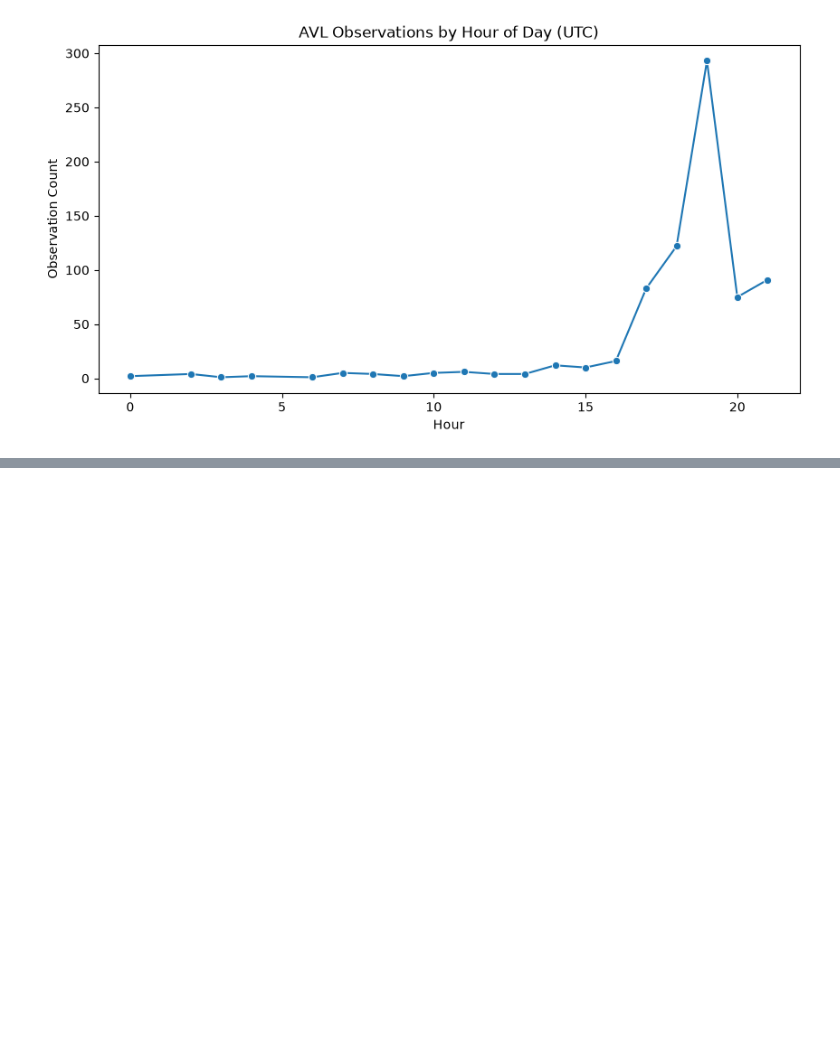
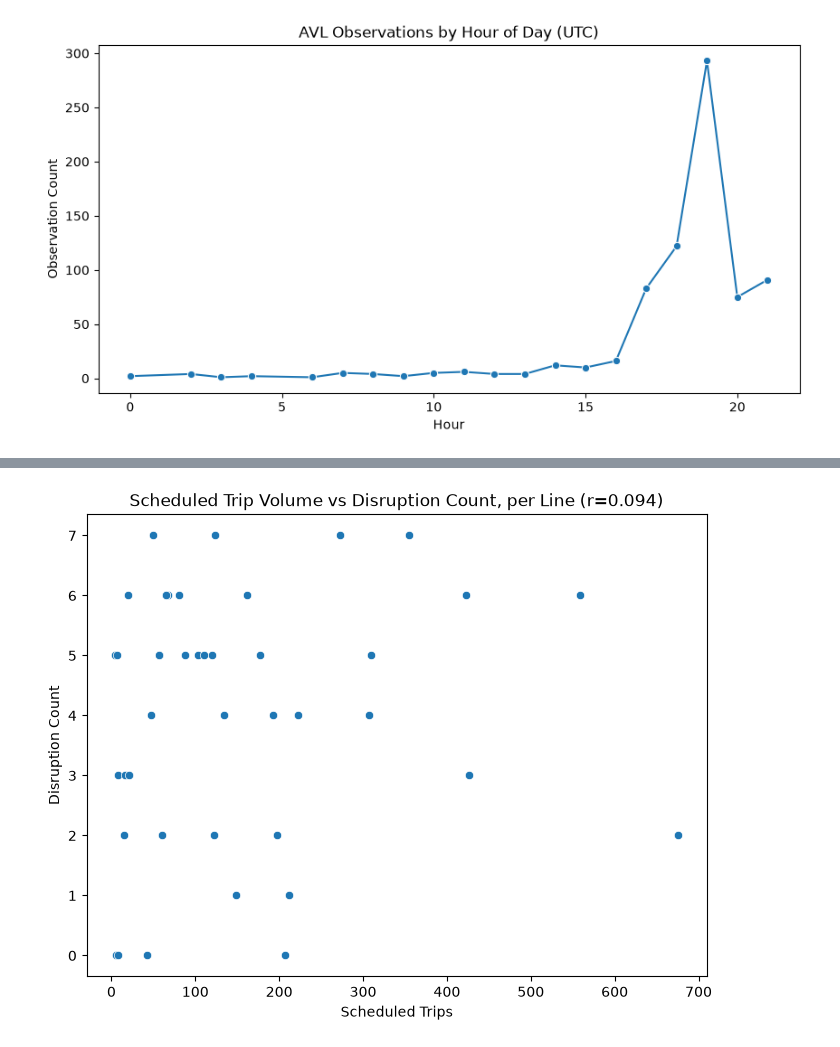
Before and after one commit to nrishshrestha/BigDataProgrammingSem4, a Jupyter notebook: EDA.ipynb, the cells around one changed output, grey strips where cells are left out. Saved outputs shown, nothing was run; the diff lists cells and outputs as text; code cells hidden in the pictures; blank space fills up the shorter version.

```diff
--- a/EDA.ipynb
+++ b/EDA.ipynb
@@ -290,10 +290,12 @@ plt.show()
 # %%
-Trip Volume vs Disruption Count Scatter Plot
+#Trip Volume vs Disruption Count Scatter Plot
 cross_pd = cross_check.toPandas()
 plt.figure(figsize=(8,6))
 sns.scatterplot(data=cross_pd, x="n_trips", y="n_disruptions")
 plt.title(f"Scheduled Trip Volume vs Disruption Count, per Line (r={corr_trips_disruptions:.3f})")
 plt.xlabel("Scheduled Trips")
 plt.ylabel("Disruption Count")
 plt.savefig("Figures/eda_trips_vs_disruptions.png", dpi=150, bbox_inches="tight")
 plt.show()
+# %% [output]
+[figure, added]
```
Also changed, not shown: parts of 5 cells of this notebook, 10 other files.
